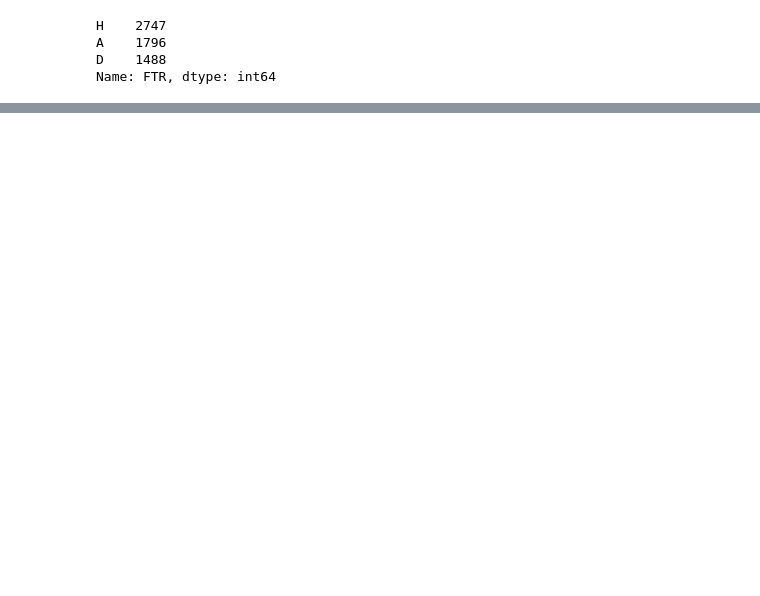
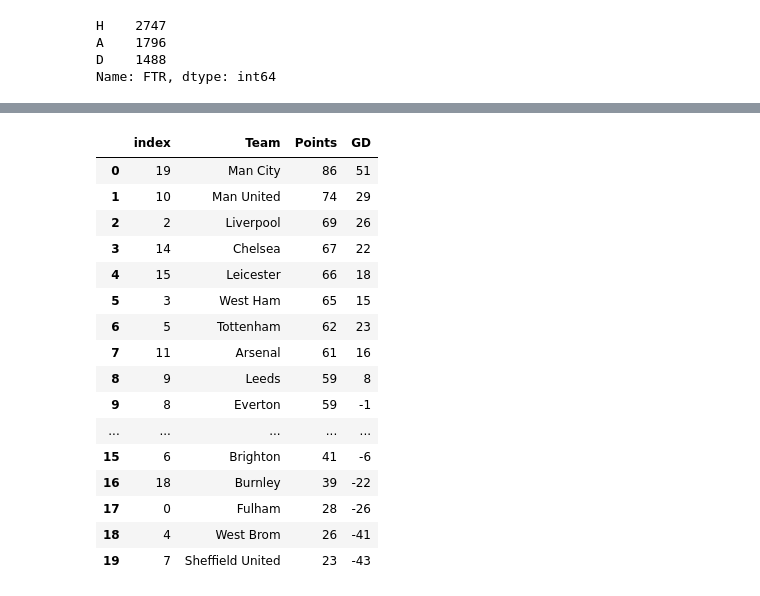
Before and after one commit to nickriley21/CMSC320Final, a Jupyter notebook: Final/Final.ipynb, the cells around one changed output, grey strips where cells are left out. Saved outputs shown, nothing was run; the diff lists cells and outputs as text; code cells hidden in the pictures; blank space fills up the shorter version.

```diff
--- a/Final/Final.ipynb
+++ b/Final/Final.ipynb
@@ -856,57 +885,50 @@ So using undersampling we see our accuracies take a few percentage drops, howeve
 # %%
 seasons = df['Season'].unique()
 
+# function to check if the result and the team that won are the same.
+# if the result is 'D', return 1. If they are equal, it is a win, return 3.
+# Else, loss, return 0.
 def point_calc(res, team):
     if res == 'D':
         return 1
     if res == team:
         return 3
     return 0
 
-
-
 real_results = dict()
-seasons_dict = dict()
 
 for i in seasons:
     season = df[df['Season'] == i].copy()
-
     teams = season['HomeTeam'].unique()
     points = [0]*20
     gd = [0]*20
     league = pd.DataFrame({'Team':teams, 'Points':points, 'GD':gd})
     for j,row in season.iterrows():
         league.loc[league['Team'] == row['HomeTeam'], 'Points'] += point_calc(row['FTR'],'H')
         league.loc[league['Team'] == row['AwayTeam'], 'Points'] += point_calc(row['FTR'],'A')
         league.loc[league['Team'] == row['HomeTeam'], 'GD'] += row['FTHG'] - row['FTAG']
         league.loc[league['Team'] == row['AwayTeam'], 'GD'] += row['FTAG'] - row['FTHG']
 
     league.sort_values(['Points','GD'],ascending = False,inplace=True)
     league.reset_index(inplace=True)
 
     real_results[i] = league
-    seasons_dict[i] = season
-
-def predict_seasons(c):
-    for i in seasons:
-        season = df[df['Season'] == i].copy()
-
-        fteams = season['HomeTeam'].unique()
-        fpoints = [0]*20
-        fleague = pd.DataFrame({'Team':teams, 'Points':points})
-
-        dft_season = season.loc[:, season.columns.intersection(['HomeSOVR','AwaySOVR','AHDiff','HADiff'])]
-        predicted = c.predict(dft_season)
-        predictions = np.array(predicted)
-        season['Prediction'] = predictions
-
-        for j,row in season.iterrows():
-            fleague.loc[fleague['Team'] == row['HomeTeam'], 'Points'] += point_calc(row['Prediction'],'H')
-            fleague.loc[fleague['Team'] == row['AwayTeam'], 'Points'] += point_calc(row['Prediction'],'A')
-
-        fleague.sort_values(['Points'],ascending = False,inplace=True)
-        fleague.reset_index(inplace=True)
-        print(i,fleague,sep='\n')
-
-        real_season = real_results[i]
-        print(real_season)
+real_results['20/21']
+# %% [output]
+|  | index | Team | Points | GD |
+| 0 | 19 | Man City | 86 | 51 |
+| 1 | 10 | Man United | 74 | 29 |
+| 2 | 2 | Liverpool | 69 | 26 |
+| 3 | 14 | Chelsea | 67 | 22 |
+| 4 | 15 | Leicester | 66 | 18 |
+| 5 | 3 | West Ham | 65 | 15 |
+| 6 | 5 | Tottenham | 62 | 23 |
+| 7 | 11 | Arsenal | 61 | 16 |
+| 8 | 9 | Leeds | 59 | 8 |
+| 9 | 8 | Everton | 59 | -1 |
+| ... | ... | ... | ... | ... |
+| 15 | 6 | Brighton | 41 | -6 |
+| 16 | 18 | Burnley | 39 | -22 |
+| 17 | 0 | Fulham | 28 | -26 |
+| 18 | 4 | West Brom | 26 | -41 |
+| 19 | 7 | Sheffield United | 23 | -43 |
```
Also changed, not shown: parts of 36 cells of this notebook.
